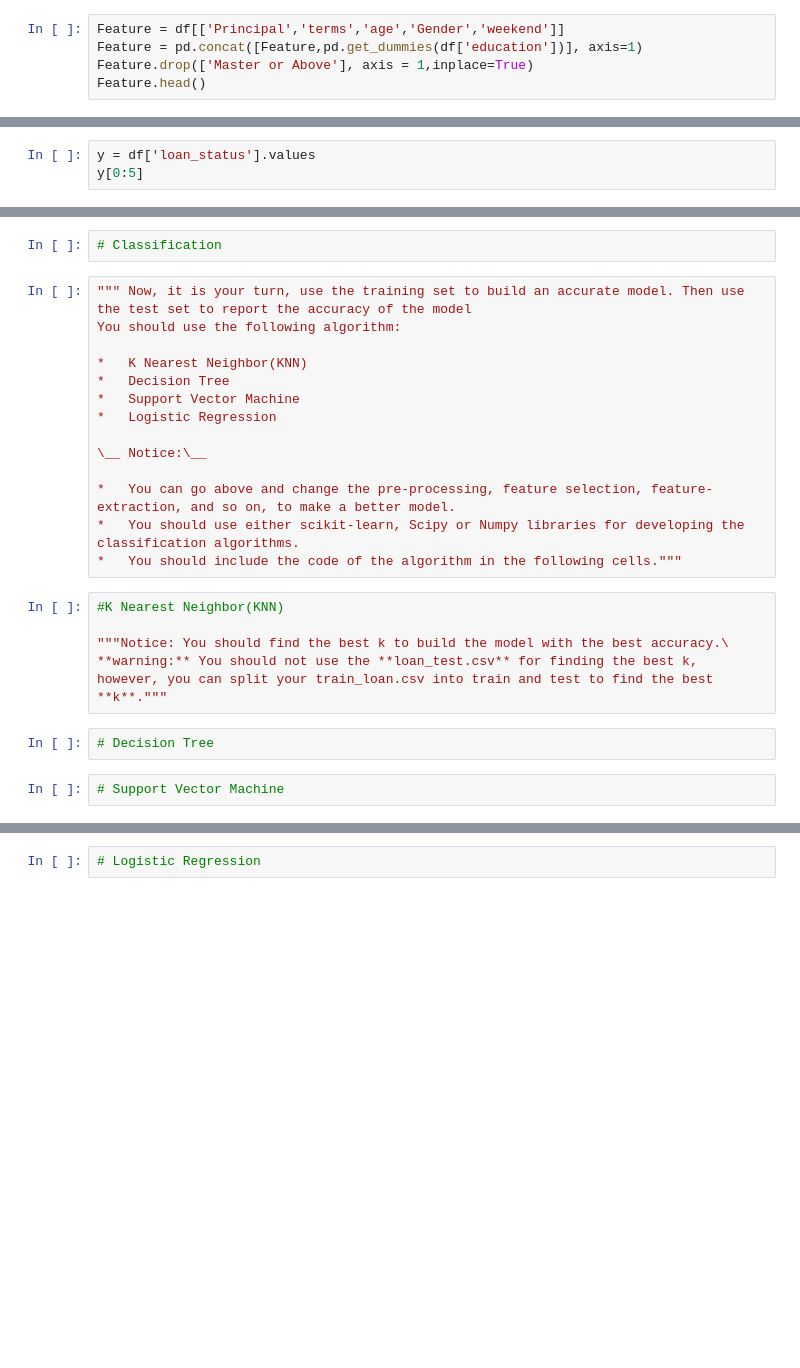
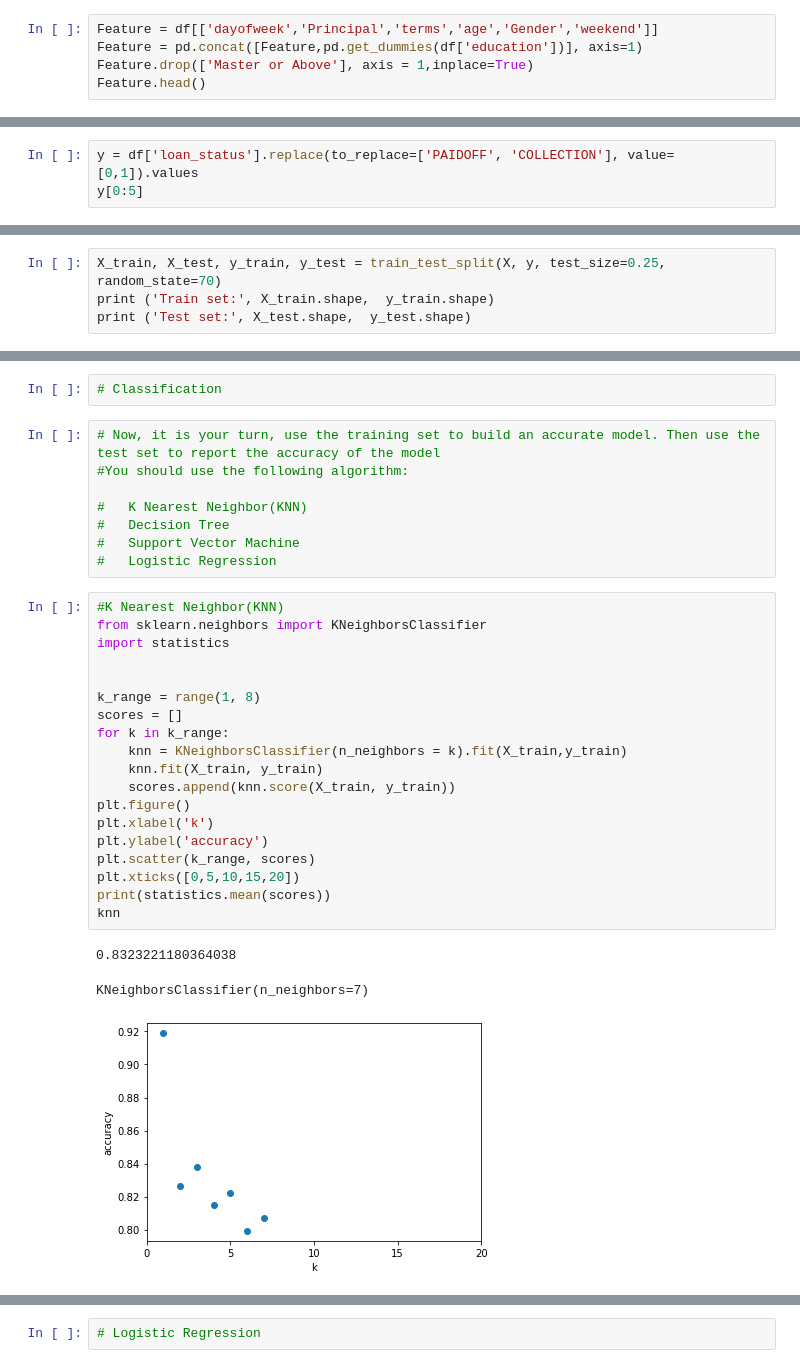
Before and after one commit to gagc056/Cousera-capstone-project, a Jupyter notebook: Capstone_Notebook.ipynb, the cells around one changed output, grey strips where cells are left out. Drawn from its saved outputs; the diff is of its cells as text; blank space fills up the shorter version.

```diff
--- a/Capstone_Notebook.ipynb
+++ b/Capstone_Notebook.ipynb
@@ -74,7 +137,7 @@ df[['Principal','terms','age','Gender','education']].head()
 # %%
 #### Use one hot encoding technique to conver categorical varables to binary variables and append them to the feature Data Frame
 # %%
-Feature = df[['Principal','terms','age','Gender','weekend']]
+Feature = df[['dayofweek','Principal','terms','age','Gender','weekend']]
 Feature = pd.concat([Feature,pd.get_dummies(df['education'])], axis=1)
 Feature.drop(['Master or Above'], axis = 1,inplace=True)
 Feature.head()
@@ -88,5 +165,5 @@ X[0:5]
 # %%
 ###What are our lables?
 # %%
-y = df['loan_status'].values
+y = df['loan_status'].replace(to_replace=['PAIDOFF', 'COLLECTION'], value=[0,1]).values
 y[0:5]
@@ -99,0 +190,4 @@ X[0:5]
+# %%
+X_train, X_test, y_train, y_test = train_test_split(X, y, test_size=0.25, random_state=70)
+print ('Train set:', X_train.shape,  y_train.shape)
+print ('Test set:', X_test.shape,  y_test.shape)
@@ -100,25 +197,33 @@ X[0:5]
 # %%
 # Classification
 # %%
-""" Now, it is your turn, use the training set to build an accurate model. Then use the test set to report the accuracy of the model
-You should use the following algorithm:
+# Now, it is your turn, use the training set to build an accurate model. Then use the test set to report the accuracy of the model
+#You should use the following algorithm:
 
-*   K Nearest Neighbor(KNN)
-*   Decision Tree
-*   Support Vector Machine
-*   Logistic Regression
-
-\__ Notice:\__
-
-*   You can go above and change the pre-processing, feature selection, feature-extraction, and so on, to make a better model.
-*   You should use either scikit-learn, Scipy or Numpy libraries for developing the classification algorithms.
-*   You should include the code of the algorithm in the following cells."""
+#   K Nearest Neighbor(KNN)
+#   Decision Tree
+#   Support Vector Machine
+#   Logistic Regression
-# %%
-#K Nearest Neighbor(KNN)
-
-"""Notice: You should find the best k to build the model with the best accuracy.\
-**warning:** You should not use the **loan_test.csv** for finding the best k, however, you can split your train_loan.csv into train and test to find the best **k**."""
-# %%
-# Decision Tree
-# %%
-# Support Vector Machine
+# %%
+#K Nearest Neighbor(KNN)
+from sklearn.neighbors import KNeighborsClassifier
+import statistics
+
+
+k_range = range(1, 8)
+scores = []
+for k in k_range:
+    knn = KNeighborsClassifier(n_neighbors = k).fit(X_train,y_train)
+    knn.fit(X_train, y_train)
+    scores.append(knn.score(X_train, y_train))
+plt.figure()
+plt.xlabel('k')
+plt.ylabel('accuracy')
+plt.scatter(k_range, scores)
+plt.xticks([0,5,10,15,20])
+print(statistics.mean(scores))
+knn
+# %% [output]
+0.8323221180364038
+KNeighborsClassifier(n_neighbors=7)
+[figure, added]
```
Also changed, not shown: parts of 22 cells of this notebook.
